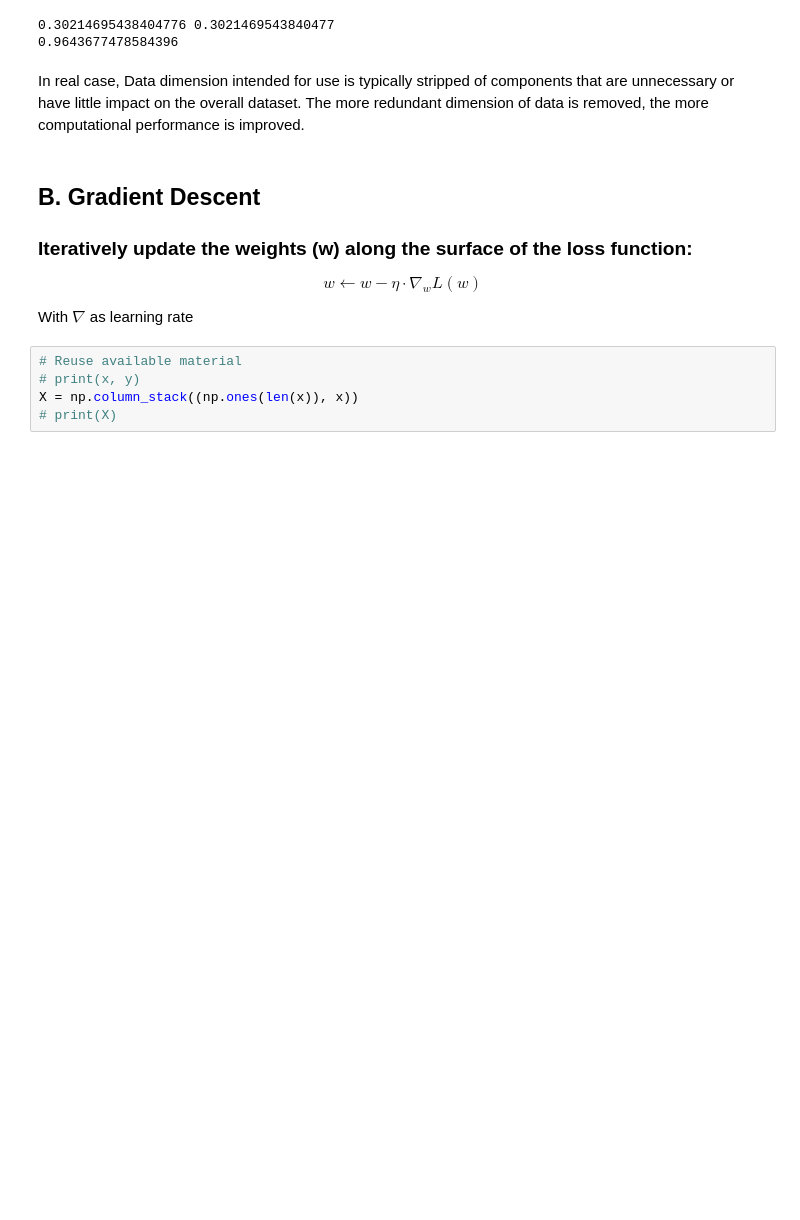
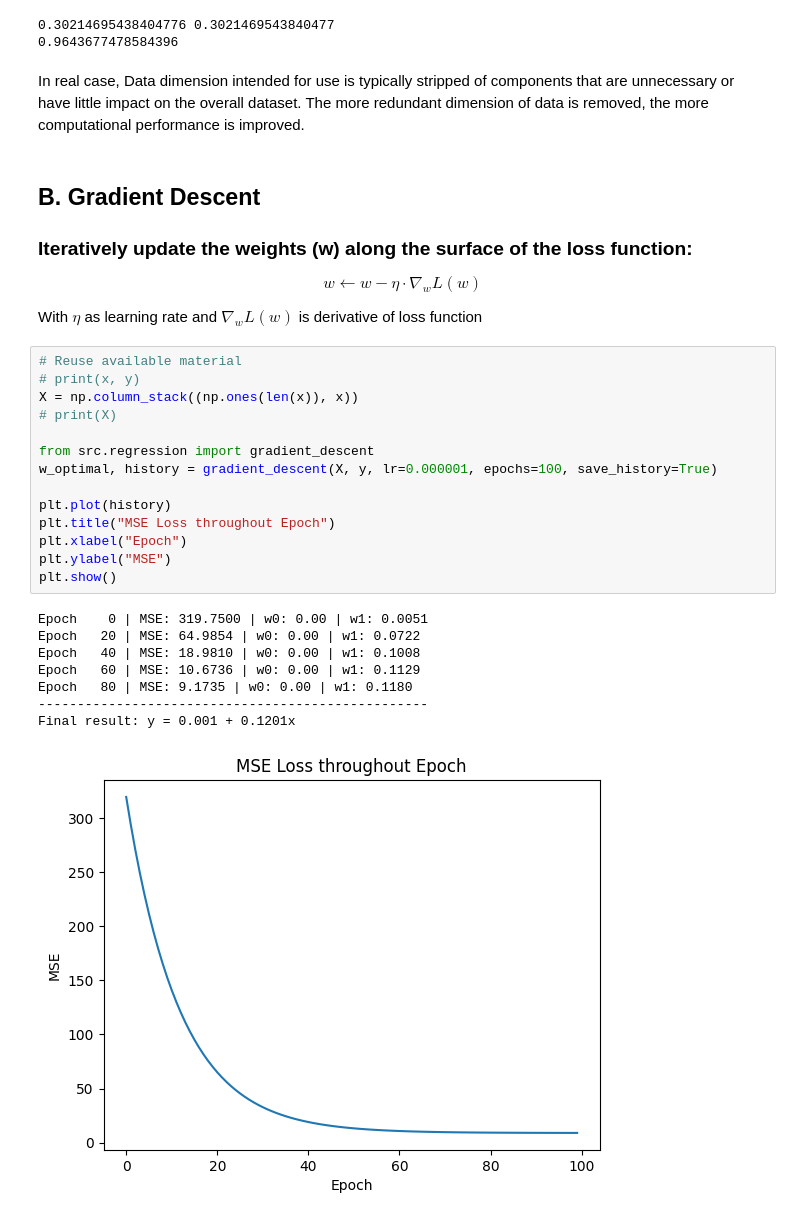
Before and after one commit to vennfungus/basic-ml, a Jupyter notebook: regression.ipynb, the cells around one changed output. Drawn from its saved outputs; the diff is of its cells as text; blank space fills up the shorter version.

```diff
--- a/regression.ipynb
+++ b/regression.ipynb
@@ -150,9 +155,27 @@ $$
 w \leftarrow w - \eta \cdot \nabla_w L(w)
 $$
 
-With $\nabla$ as learning rate
+With $\eta$ as learning rate and $\nabla_w L(w)$ is derivative of loss function
 # %%
 # Reuse available material
 # print(x, y)
 X = np.column_stack((np.ones(len(x)), x))
 # print(X)
+
+from src.regression import gradient_descent
+w_optimal, history = gradient_descent(X, y, lr=0.000001, epochs=100, save_history=True)
+
+plt.plot(history)
+plt.title("MSE Loss throughout Epoch")
+plt.xlabel("Epoch")
+plt.ylabel("MSE")
+plt.show()
+# %% [output]
+Epoch    0 | MSE: 319.7500 | w0: 0.00 | w1: 0.0051
+Epoch   20 | MSE: 64.9854 | w0: 0.00 | w1: 0.0722
+Epoch   40 | MSE: 18.9810 | w0: 0.00 | w1: 0.1008
+Epoch   60 | MSE: 10.6736 | w0: 0.00 | w1: 0.1129
+Epoch   80 | MSE: 9.1735 | w0: 0.00 | w1: 0.1180
+--------------------------------------------------
+Final result: y = 0.001 + 0.1201x
+[figure, added]
```
Also changed, not shown: parts of 6 cells of this notebook, 1 other file.
